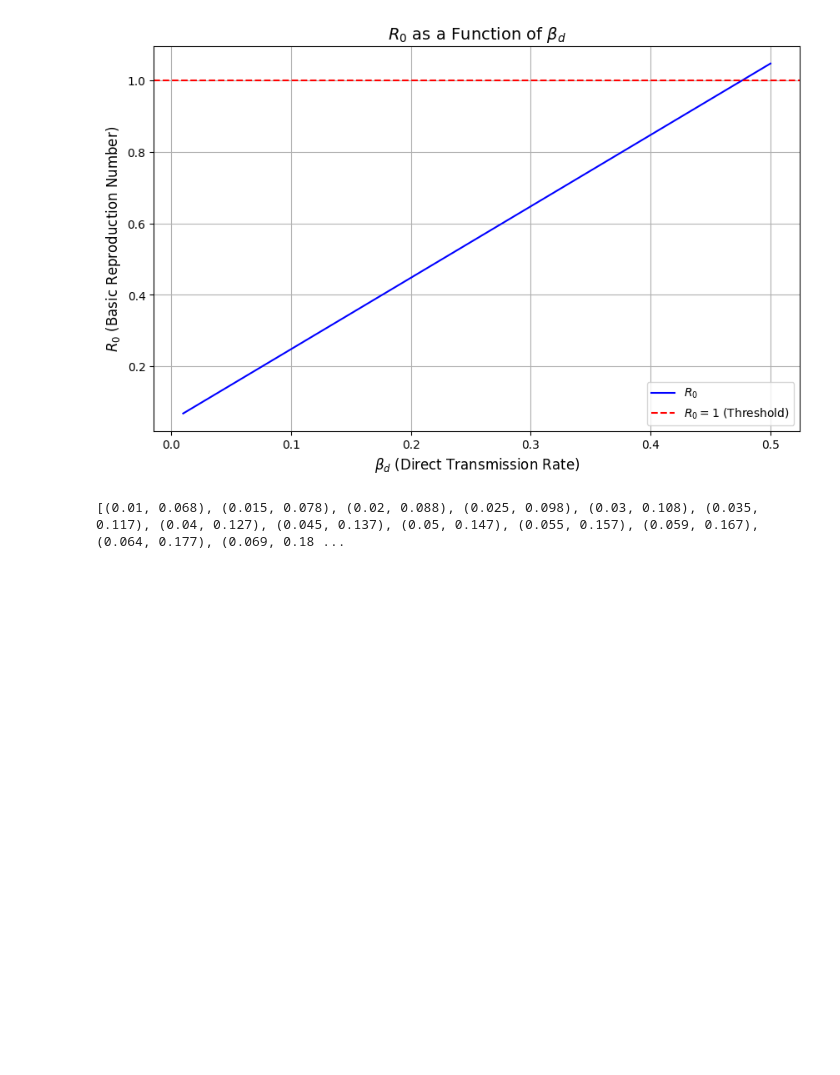
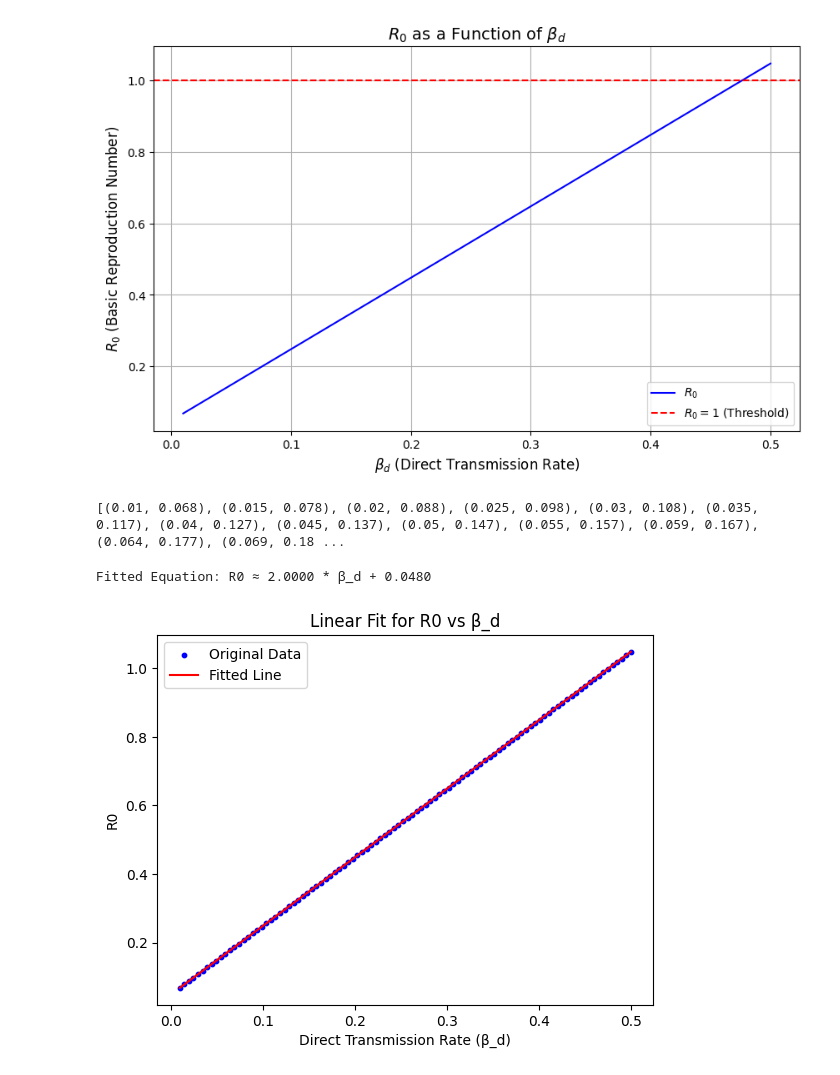
Before and after one commit to nazabu/WNS-Mathematical-Simulation, a Jupyter notebook: src/R0 vs Parameter/R0_Beta_d.ipynb, the cells around one changed output. Drawn from its saved outputs; the diff is of its cells as text; code cells hidden in the pictures; blank space fills up the shorter version.

```diff
--- a/src/R0 vs Parameter/R0_Beta_d.ipynb
+++ b/src/R0 vs Parameter/R0_Beta_d.ipynb
@@ -32,3 +32,36 @@ print([tuple((round(float(beta_d), 3), round(float(R0), 3))) for beta_d, R0 in z
 # %% [output]
 [figure]
 [(0.01, 0.068), (0.015, 0.078), (0.02, 0.088), (0.025, 0.098), (0.03, 0.108), (0.035, 0.117), (0.04, 0.127), (0.045, 0.137), (0.05, 0.147), (0.055, 0.157), (0.059, 0.167), (0.064, 0.177), (0.069, 0.18 ...
+# %%
+import numpy as np
+import matplotlib.pyplot as plt
+
+# Fixed parameters
+gamma = 0.5
+alpha = 0.04
+mu = 0.05
+beta_i = 0.03
+
+# Varying parameter
+beta_d_range = np.linspace(0.01, 0.5, 100)
+
+# Compute R0 values
+R0_values = [(beta_d / gamma) + (beta_i / gamma) * (alpha / mu) for beta_d in beta_d_range]
+
+# Fit a linear model (degree = 1)
+m, b = np.polyfit(beta_d_range, R0_values, 1)
+
+# Print the best-fit equation
+print(f"Fitted Equation: R0 ≈ {m:.4f} * β_d + {b:.4f}")
+
+# Plot the original data and the fitted line
+plt.scatter(beta_d_range, R0_values, label="Original Data", color="blue", s=10)
+plt.plot(beta_d_range, m * beta_d_range + b, label="Fitted Line", color="red")
+plt.xlabel("Direct Transmission Rate (β_d)")
+plt.ylabel("R0")
+plt.legend()
+plt.title("Linear Fit for R0 vs β_d")
+plt.show()
+# %% [output]
+Fitted Equation: R0 ≈ 2.0000 * β_d + 0.0480
+[figure, added]
```
